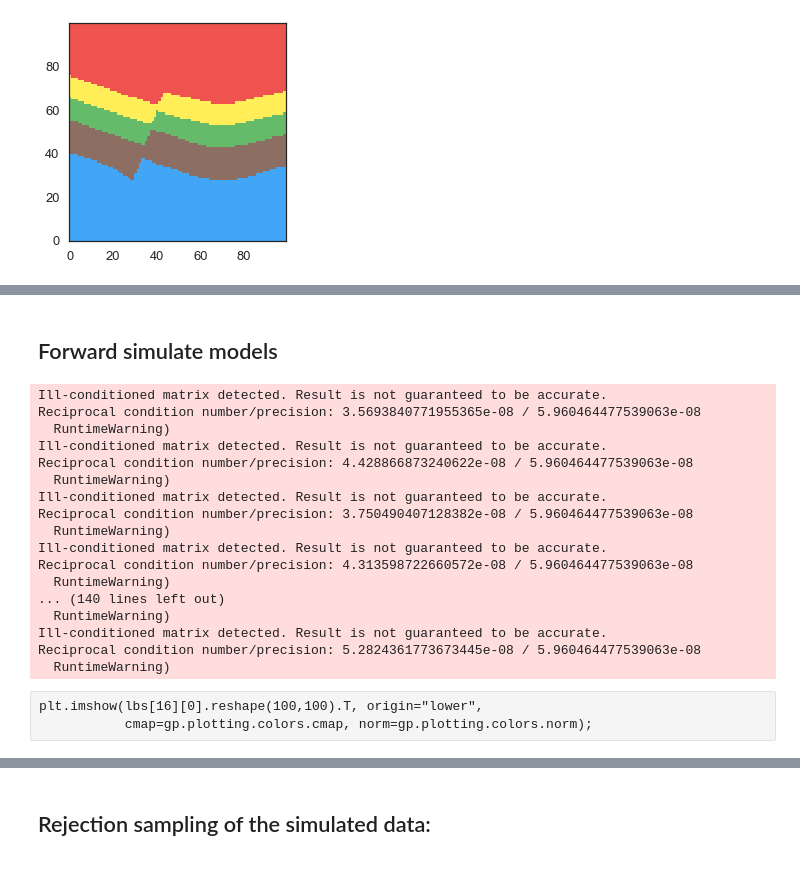
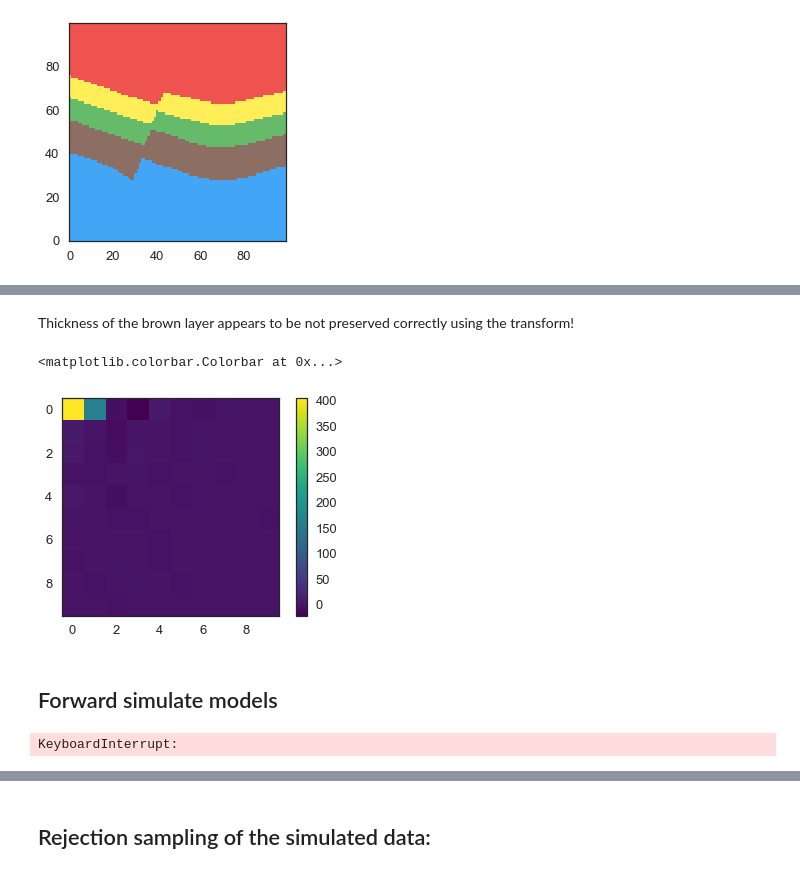
Before and after one commit to alex-schaaf/abc-geomodeling, a Jupyter notebook: gempy_dct_abc.ipynb, the cells around one changed output, grey strips where cells are left out. Saved outputs shown, nothing was run; the diff lists cells and outputs as text; code cells hidden in the pictures.

```diff
--- a/gempy_dct_abc.ipynb
+++ b/gempy_dct_abc.ipynb
@@ -77,10 +113,23 @@ prior_samples.shape
+# %% [markdown]
+Thickness of the brown layer appears to be not preserved correctly using the transform!
+# %%
+plt.imshow(dct_init[0:10,0:10], cmap="viridis")
+plt.colorbar()
+# %% [output]
+<matplotlib.colorbar.Colorbar at 0x...>
+[figure, added]
 # %% [markdown]
 ## Forward simulate models
 # %%
 import tqdm
+import warnings
+warnings.simplefilter("ignore")
 
 lbs = []
 fbs = []
+graphs = []
+centroids = []
+
 for n in tqdm.tqdm(range(n_iter)):
     for i, fmt in enumerate(priors_names):
         f = interp_data.geo_data_res.interfaces["formation"] == fmt
@@ -91,28 +140,13 @@ for n in tqdm.tqdm(range(n_iter)):
     # print(np.sum(interp_data.geo_data_res.interfaces["Z"]))
 
     lb, fb = gp.compute_model_at(grid, interp_data)
+    #G, C, *topo = gp.topology_compute(geo_data, lb[0], fb)
+
+    #graphs.append(G)
+    #centroids.append(C)
     lbs.append(lb)
     fbs.append(fb)
 
 lbs = np.array(lbs)
 # %% [output]
-Ill-conditioned matrix detected. Result is not guaranteed to be accurate.
-Reciprocal condition number/precision: 3.5693840771955365e-08 / 5.960464477539063e-08
-  RuntimeWarning)
-Ill-conditioned matrix detected. Result is not guaranteed to be accurate.
-Reciprocal condition number/precision: 4.428866873240622e-08 / 5.960464477539063e-08
-  RuntimeWarning)
-Ill-conditioned matrix detected. Result is not guaranteed to be accurate.
-Reciprocal condition number/precision: 3.750490407128382e-08 / 5.960464477539063e-08
-  RuntimeWarning)
-Ill-conditioned matrix detected. Result is not guaranteed to be accurate.
-Reciprocal condition number/precision: 4.313598722660572e-08 / 5.960464477539063e-08
-  RuntimeWarning)
-... (140 lines left out)
-  RuntimeWarning)
-Ill-conditioned matrix detected. Result is not guaranteed to be accurate.
-Reciprocal condition number/precision: 5.2824361773673445e-08 / 5.960464477539063e-08
-  RuntimeWarning)
+KeyboardInterrupt:
-# %% [raw]
-plt.imshow(lbs[16][0].reshape(100,100).T, origin="lower",
-           cmap=gp.plotting.colors.cmap, norm=gp.plotting.colors.norm);
```
Also changed, not shown: parts of 39 cells of this notebook.
